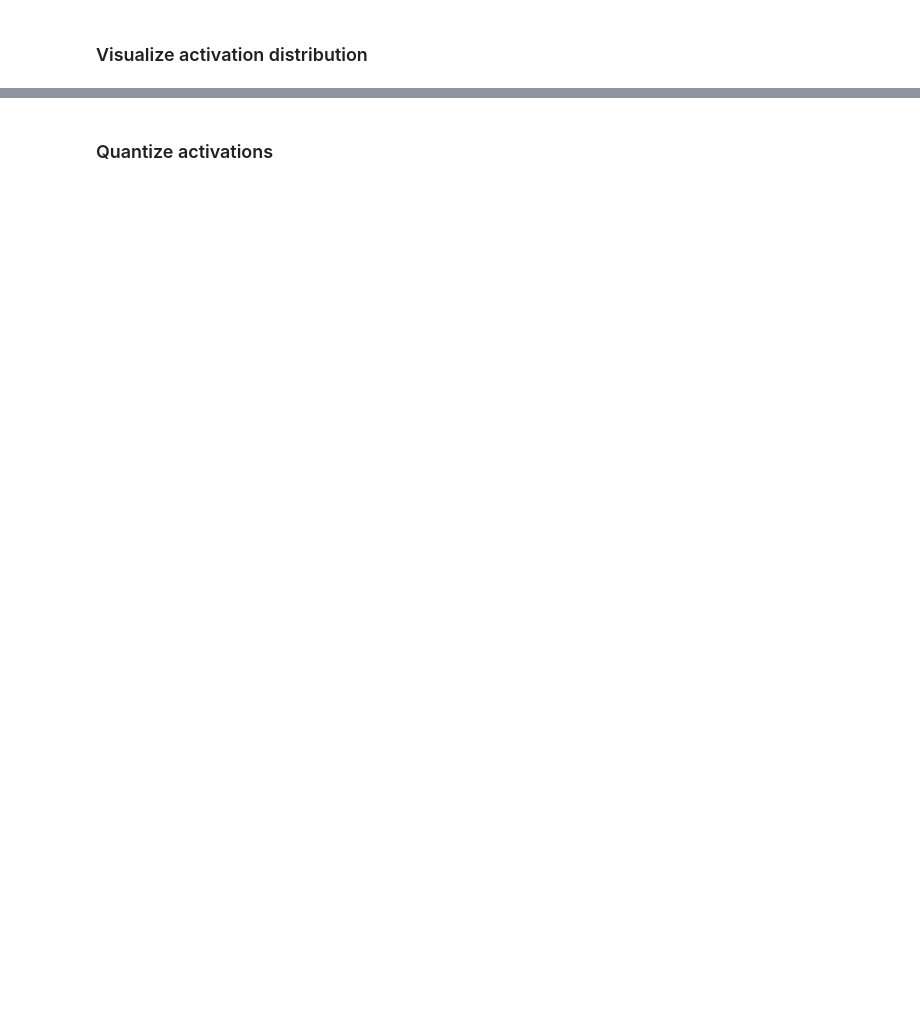
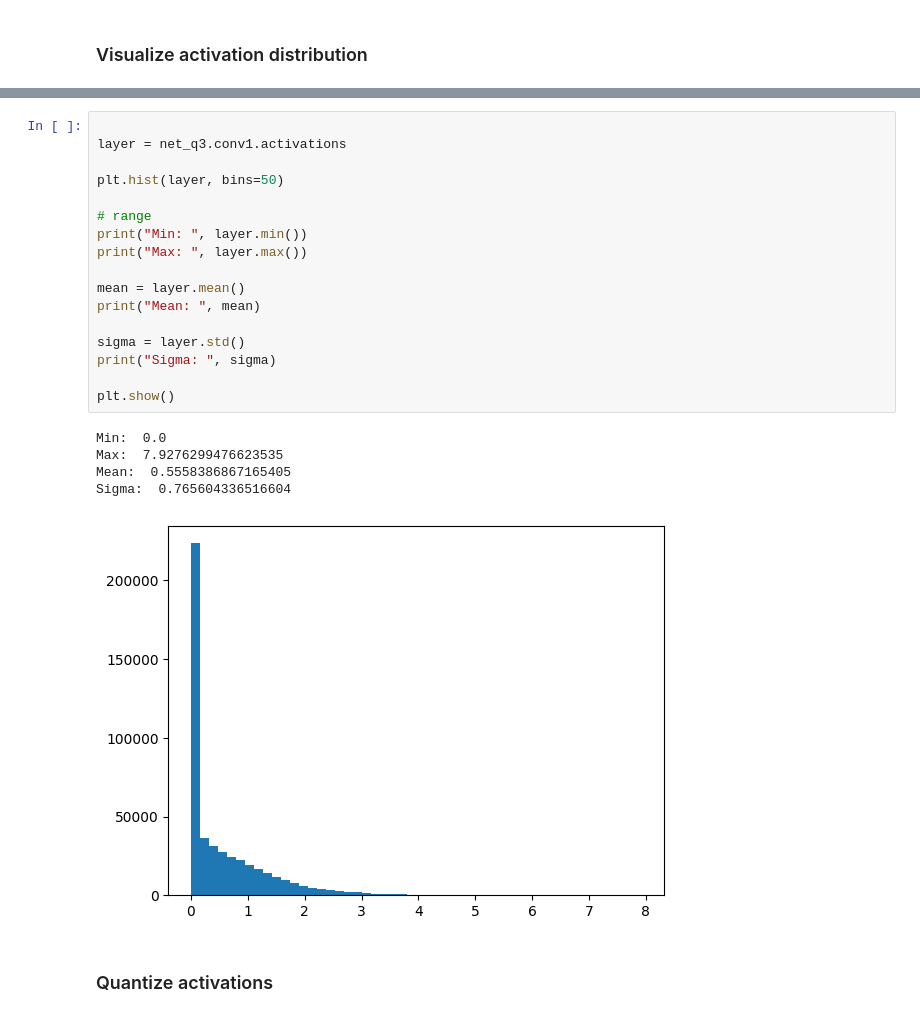
Before and after one commit to miguelJalube/labos_IAA, a Jupyter notebook: lab4/Lab4_donnée.ipynb, the cells around one changed output, grey strips where cells are left out. Drawn from its saved outputs; the diff is of its cells as text; blank space fills up the shorter version.

```diff
--- a/lab4/Lab4_donnée.ipynb
+++ b/lab4/Lab4_donnée.ipynb
@@ -372,3 +392,26 @@ plt.show()
+# %%
+
+layer = net_q3.conv1.activations
+
+plt.hist(layer, bins=50)
+
+# range
+print("Min: ", layer.min())
+print("Max: ", layer.max())
+
+mean = layer.mean()
+print("Mean: ", mean)
+
+sigma = layer.std()
+print("Sigma: ", sigma)
+
+plt.show()
+# %% [output]
+Min:  0.0
+Max:  7.9276299476623535
+Mean:  0.5558386867165405
+Sigma:  0.765604336516604
+[figure, added]
 # %% [markdown]
 ### Quantize activations
 # %%
```
Also changed, not shown: parts of 9 cells of this notebook, 1 other file.
